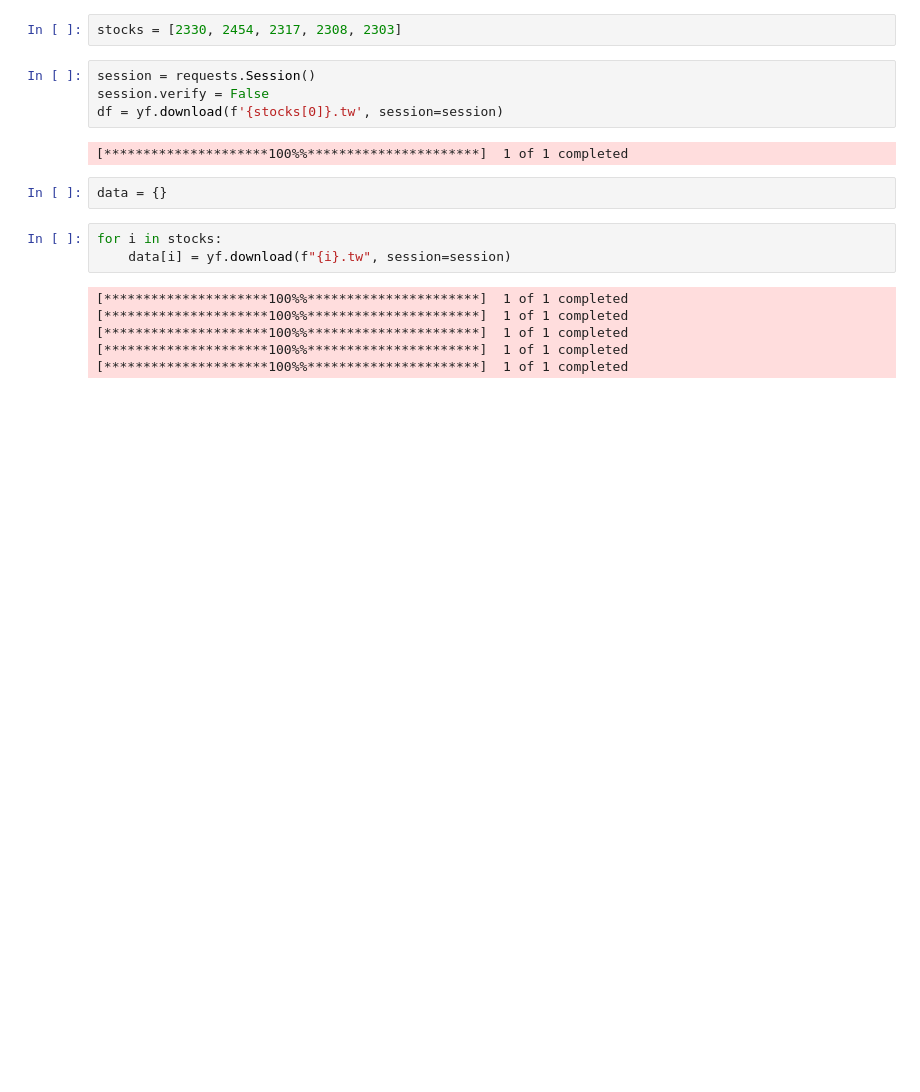
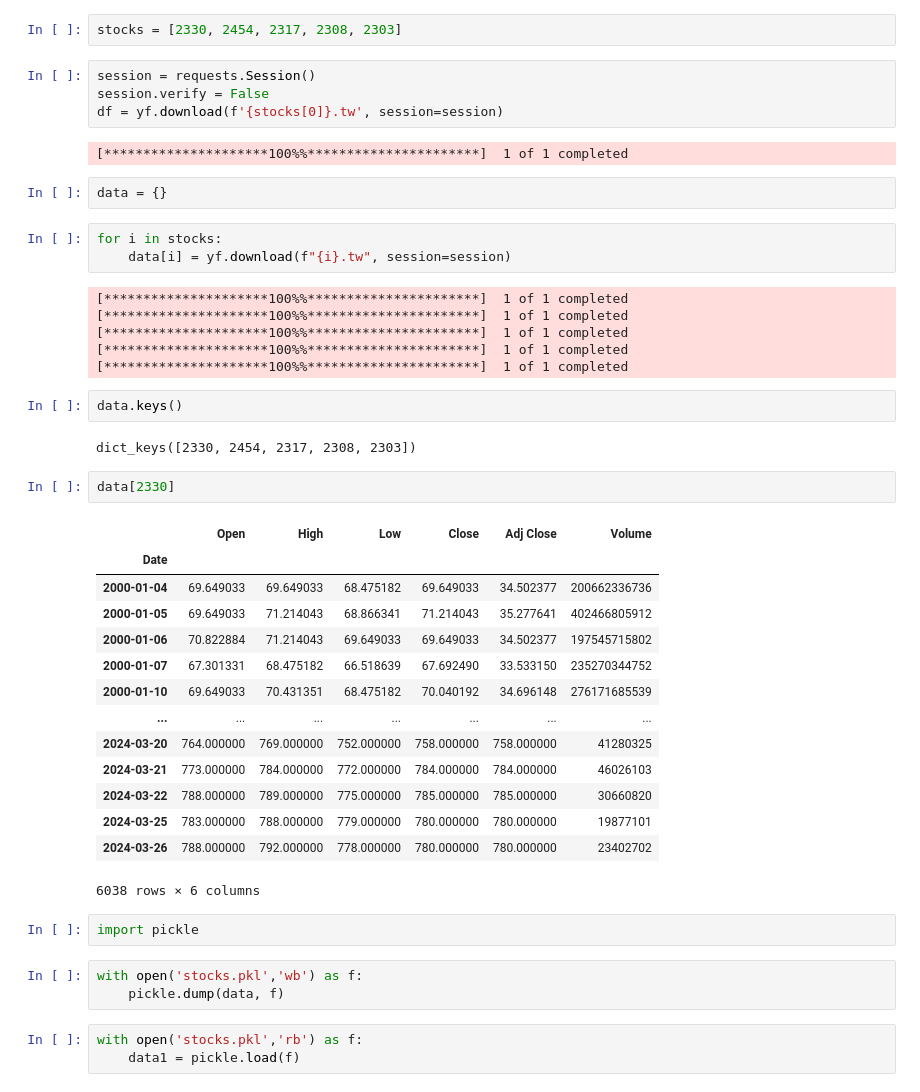
Before and after one commit to vcdemy/20240326, a Jupyter notebook: 20240326筆記.ipynb, the cells around one changed output. Saved outputs shown, nothing was run; the diff lists cells and outputs as text; blank space fills up the shorter version.

```diff
--- a/20240326筆記.ipynb
+++ b/20240326筆記.ipynb
@@ -526,3 +526,32 @@ for i in stocks:
 [*********************100%%**********************]  1 of 1 completed
 [*********************100%%**********************]  1 of 1 completed
 [*********************100%%**********************]  1 of 1 completed
+# %%
+data.keys()
+# %% [output]
+dict_keys([2330, 2454, 2317, 2308, 2303])
+# %%
+data[2330]
+# %% [output]
+|  | Open | High | Low | Close | Adj Close | Volume |
+| Date |  |  |  |  |  |  |
+| 2000-01-04 | 69.649033 | 69.649033 | 68.475182 | 69.649033 | 34.502377 | 200662336736 |
+| 2000-01-05 | 69.649033 | 71.214043 | 68.866341 | 71.214043 | 35.277641 | 402466805912 |
+| 2000-01-06 | 70.822884 | 71.214043 | 69.649033 | 69.649033 | 34.502377 | 197545715802 |
+| 2000-01-07 | 67.301331 | 68.475182 | 66.518639 | 67.692490 | 33.533150 | 235270344752 |
+| 2000-01-10 | 69.649033 | 70.431351 | 68.475182 | 70.040192 | 34.696148 | 276171685539 |
+| ... | ... | ... | ... | ... | ... | ... |
+| 2024-03-20 | 764.000000 | 769.000000 | 752.000000 | 758.000000 | 758.000000 | 41280325 |
+| 2024-03-21 | 773.000000 | 784.000000 | 772.000000 | 784.000000 | 784.000000 | 46026103 |
+| 2024-03-22 | 788.000000 | 789.000000 | 775.000000 | 785.000000 | 785.000000 | 30660820 |
+| 2024-03-25 | 783.000000 | 788.000000 | 779.000000 | 780.000000 | 780.000000 | 19877101 |
+| 2024-03-26 | 788.000000 | 792.000000 | 778.000000 | 780.000000 | 780.000000 | 23402702 |
+6038 rows × 6 columns
+# %%
+import pickle
+# %%
+with open('stocks.pkl','wb') as f:
+    pickle.dump(data, f)
+# %%
+with open('stocks.pkl','rb') as f:
+    data1 = pickle.load(f)
```
Also changed, not shown: parts of 1 cell of this notebook.
